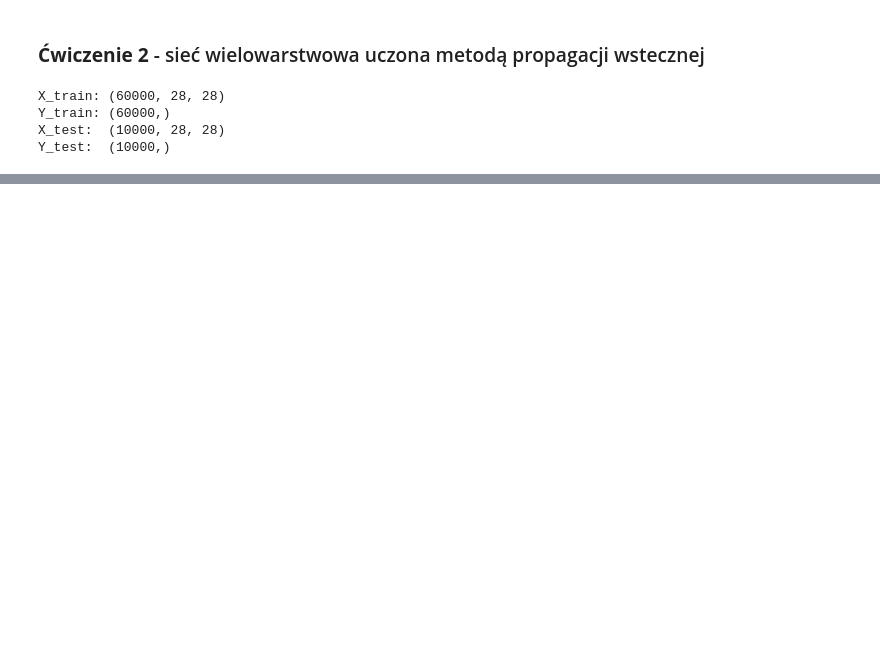
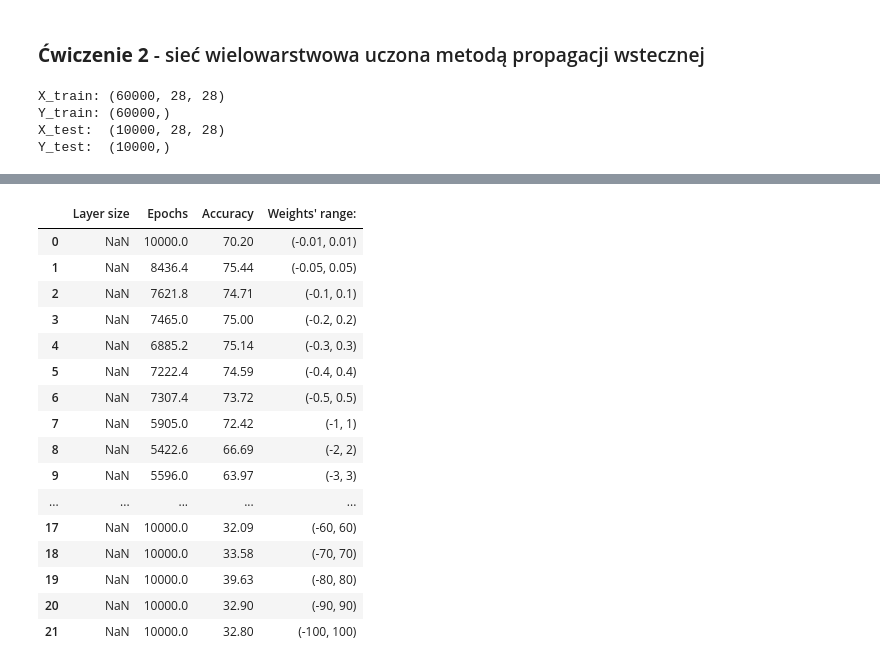
Before and after one commit to piotrpospiech/SN2k20, a Jupyter notebook: Lista2/Untitled.ipynb, the cells around one changed output, grey strips where cells are left out. Cells and saved outputs as stored; diff of their text form; code cells hidden in the pictures; blank space fills up the shorter version.

```diff
--- a/Lista2/Untitled.ipynb
+++ b/Lista2/Untitled.ipynb
@@ -181,0 +217,17 @@ pyplot.show()
+# %%
+X = []
+for X_matrix in train_X:
+    X.append(Network.normalize(X_matrix.reshape(784)))
+X = np.array(X, dtype=np.float128)
+
+labels = []
+for y in train_y:
+    label = np.zeros(10)
+    label[y] = 1
+    labels.append(label)
+labels = np.array(labels, dtype=np.float128)
+
+X_test = []
+for X_matrix in test_X[0:-3000]:
+    X_test.append(Network.normalize(X_matrix.reshape(784)))
+X_test = np.array(X_test, dtype=np.float128)
@@ -181,0 +441,46 @@ pyplot.show()
+# %%
+# Test Initial Weight values
+
+np.random.seed(243)
+random.seed(243)
+
+w_max_values = [0.01, 0.05, 0.1, 0.2, 0.3, 0.4, 0.5, 1, 2, 3, 4, 5, 10, 20, 30, 40, 50, 60, 70, 80, 90, 100]
+
+df = pd.DataFrame(columns=["Weights' range", 'Epochs', 'Accuracy'])
+function = 'sigmoid'
+
+for max_value in w_max_values:
+
+    layer_shapes=[(784, 15), (15, 10)]
+
+    learning_times = []
+    epochs = []
+    errors = []
+    accs = []
+
+    for i in range(5):
+        network = Network(layer_shapes=layer_shapes, function='sigmoid', max_value=max_value)
+
+        costs, epoch = network.train(X,
+                      labels,
+                      learning_rate=0.1,
+                      max_epochs=10000,
+                      batch_size=32,
+                      max_error=0.1)
+
+        z = network.forward(X_test, predict=True)
+
+        sum = 0
+        for z_i, label_i in zip(z, test_y[0:-3000]):
+            if Network.get_result(z_i) == label_i:
+                sum +=1
+
+        epochs.append(epoch)
+        accs.append(round(sum / len(z) * 100, 2))
+
+    print("Weights' range:", (-max_value, max_value), ', Epochs:', round(np.mean(epochs), 2), ', Accuracy:', round(np.mean(accs), 2))
+    df = df.append({"Weights' range:": (-max_value, max_value), 'Epochs': round(np.mean(epochs), 2), 'Accuracy': round(np.mean(accs), 2)}, ignore_index=True)
+
+display(df)
+df.to_csv(f'./Results/{function}-weights-testing.csv', index=False)
+# %% [output]
@@ -181,0 +509,17 @@ pyplot.show()
+|  | Layer size | Epochs | Accuracy | Weights' range: |
+| 0 | NaN | 10000.0 | 70.20 | (-0.01, 0.01) |
+| 1 | NaN | 8436.4 | 75.44 | (-0.05, 0.05) |
+| 2 | NaN | 7621.8 | 74.71 | (-0.1, 0.1) |
+| 3 | NaN | 7465.0 | 75.00 | (-0.2, 0.2) |
+| 4 | NaN | 6885.2 | 75.14 | (-0.3, 0.3) |
+| 5 | NaN | 7222.4 | 74.59 | (-0.4, 0.4) |
+| 6 | NaN | 7307.4 | 73.72 | (-0.5, 0.5) |
+| 7 | NaN | 5905.0 | 72.42 | (-1, 1) |
+| 8 | NaN | 5422.6 | 66.69 | (-2, 2) |
+| 9 | NaN | 5596.0 | 63.97 | (-3, 3) |
+| ... | ... | ... | ... | ... |
+| 17 | NaN | 10000.0 | 32.09 | (-60, 60) |
+| 18 | NaN | 10000.0 | 33.58 | (-70, 70) |
+| 19 | NaN | 10000.0 | 39.63 | (-80, 80) |
+| 20 | NaN | 10000.0 | 32.90 | (-90, 90) |
+| 21 | NaN | 10000.0 | 32.80 | (-100, 100) |
```
Also changed, not shown: parts of 9 cells of this notebook, 7 other files.
